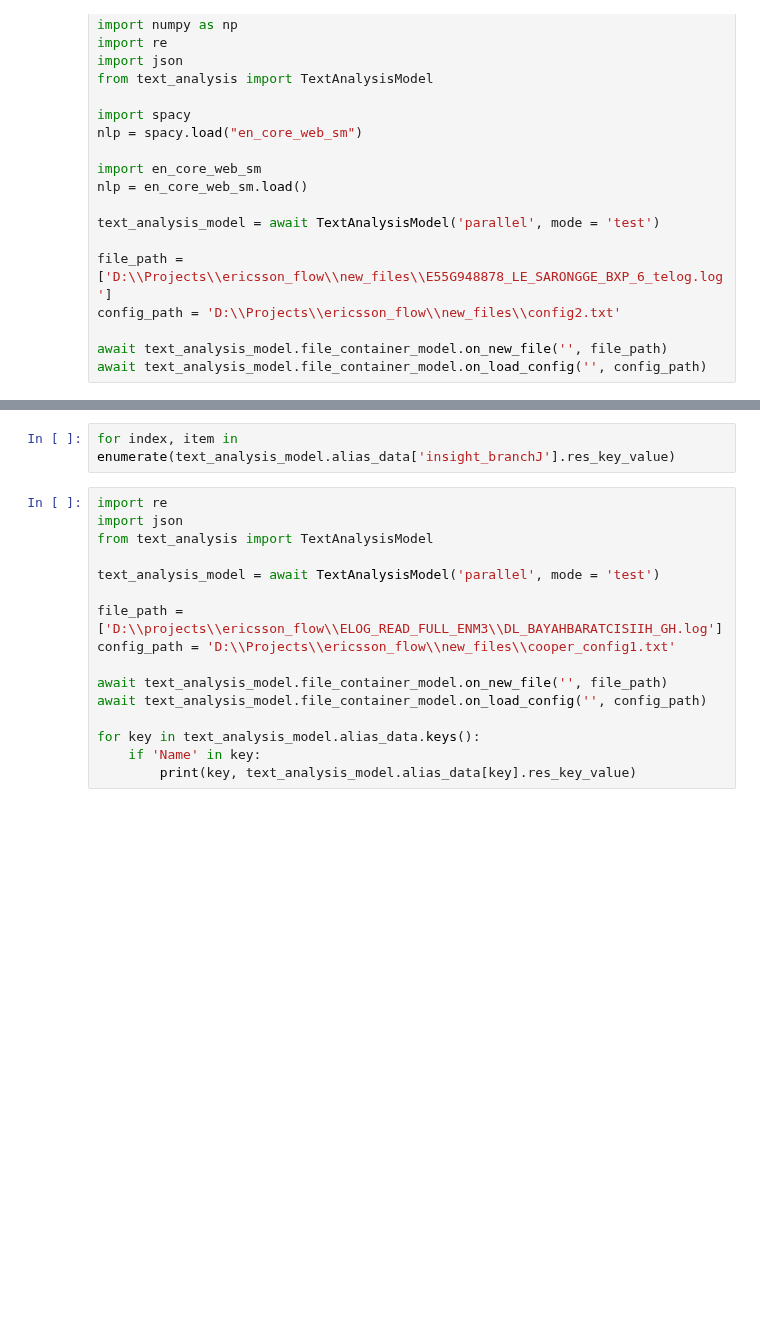
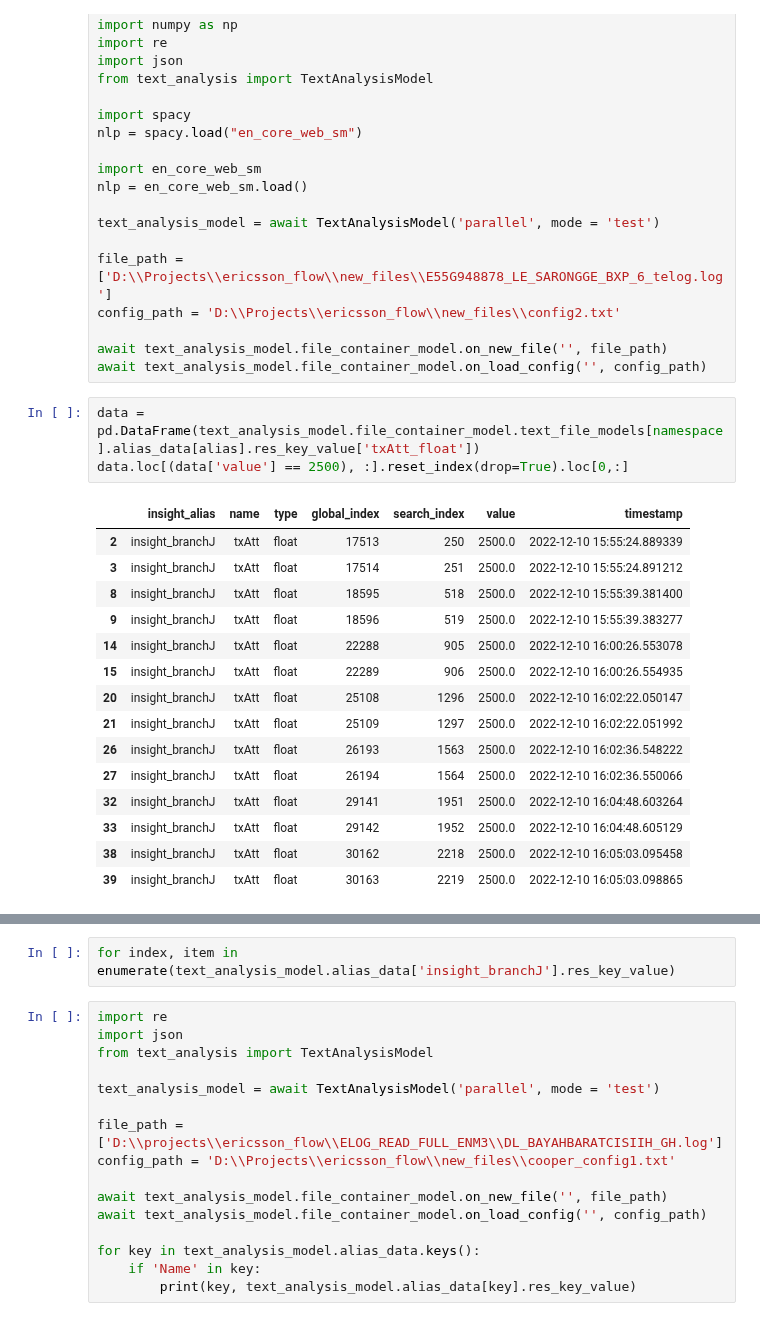
Before and after one commit to dj-lei/eric_toolsets, a Jupyter notebook: src/python/debug.ipynb, the cells around one changed output, grey strips where cells are left out. Saved outputs shown, nothing was run; the diff lists cells and outputs as text; blank space fills up the shorter version.

```diff
--- a/src/python/debug.ipynb
+++ b/src/python/debug.ipynb
@@ -135,5 +143,24 @@ config_path = 'D:\\Projects\\ericsson_flow\\new_files\\config2.txt'
 
 await text_analysis_model.file_container_model.on_new_file('', file_path)
 await text_analysis_model.file_container_model.on_load_config('', config_path)
+# %%
+data = pd.DataFrame(text_analysis_model.file_container_model.text_file_models[namespace].alias_data[alias].res_key_value['txAtt_float'])
+data.loc[(data['value'] == 2500), :].reset_index(drop=True).loc[0,:]
+# %% [output]
+|  | insight_alias | name | type | global_index | search_index | value | timestamp |
+| 2 | insight_branchJ | txAtt | float | 17513 | 250 | 2500.0 | 2022-12-10 15:55:24.889339 |
+| 3 | insight_branchJ | txAtt | float | 17514 | 251 | 2500.0 | 2022-12-10 15:55:24.891212 |
+| 8 | insight_branchJ | txAtt | float | 18595 | 518 | 2500.0 | 2022-12-10 15:55:39.381400 |
+| 9 | insight_branchJ | txAtt | float | 18596 | 519 | 2500.0 | 2022-12-10 15:55:39.383277 |
+| 14 | insight_branchJ | txAtt | float | 22288 | 905 | 2500.0 | 2022-12-10 16:00:26.553078 |
+| 15 | insight_branchJ | txAtt | float | 22289 | 906 | 2500.0 | 2022-12-10 16:00:26.554935 |
+| 20 | insight_branchJ | txAtt | float | 25108 | 1296 | 2500.0 | 2022-12-10 16:02:22.050147 |
+| 21 | insight_branchJ | txAtt | float | 25109 | 1297 | 2500.0 | 2022-12-10 16:02:22.051992 |
+| 26 | insight_branchJ | txAtt | float | 26193 | 1563 | 2500.0 | 2022-12-10 16:02:36.548222 |
+| 27 | insight_branchJ | txAtt | float | 26194 | 1564 | 2500.0 | 2022-12-10 16:02:36.550066 |
+| 32 | insight_branchJ | txAtt | float | 29141 | 1951 | 2500.0 | 2022-12-10 16:04:48.603264 |
+| 33 | insight_branchJ | txAtt | float | 29142 | 1952 | 2500.0 | 2022-12-10 16:04:48.605129 |
+| 38 | insight_branchJ | txAtt | float | 30162 | 2218 | 2500.0 | 2022-12-10 16:05:03.095458 |
+| 39 | insight_branchJ | txAtt | float | 30163 | 2219 | 2500.0 | 2022-12-10 16:05:03.098865 |
 # %%
 timestamp = ''
```
Also changed, not shown: parts of 9 cells of this notebook, 6 other files.
